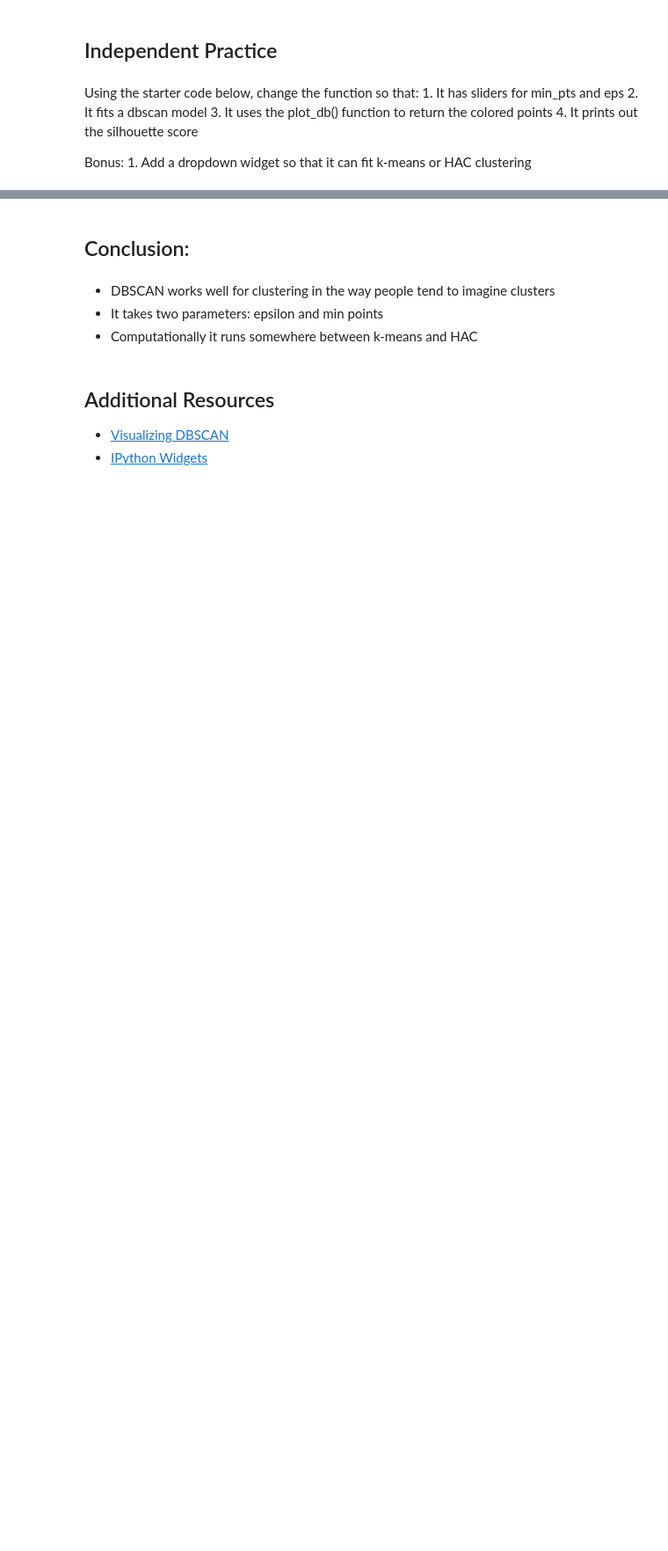
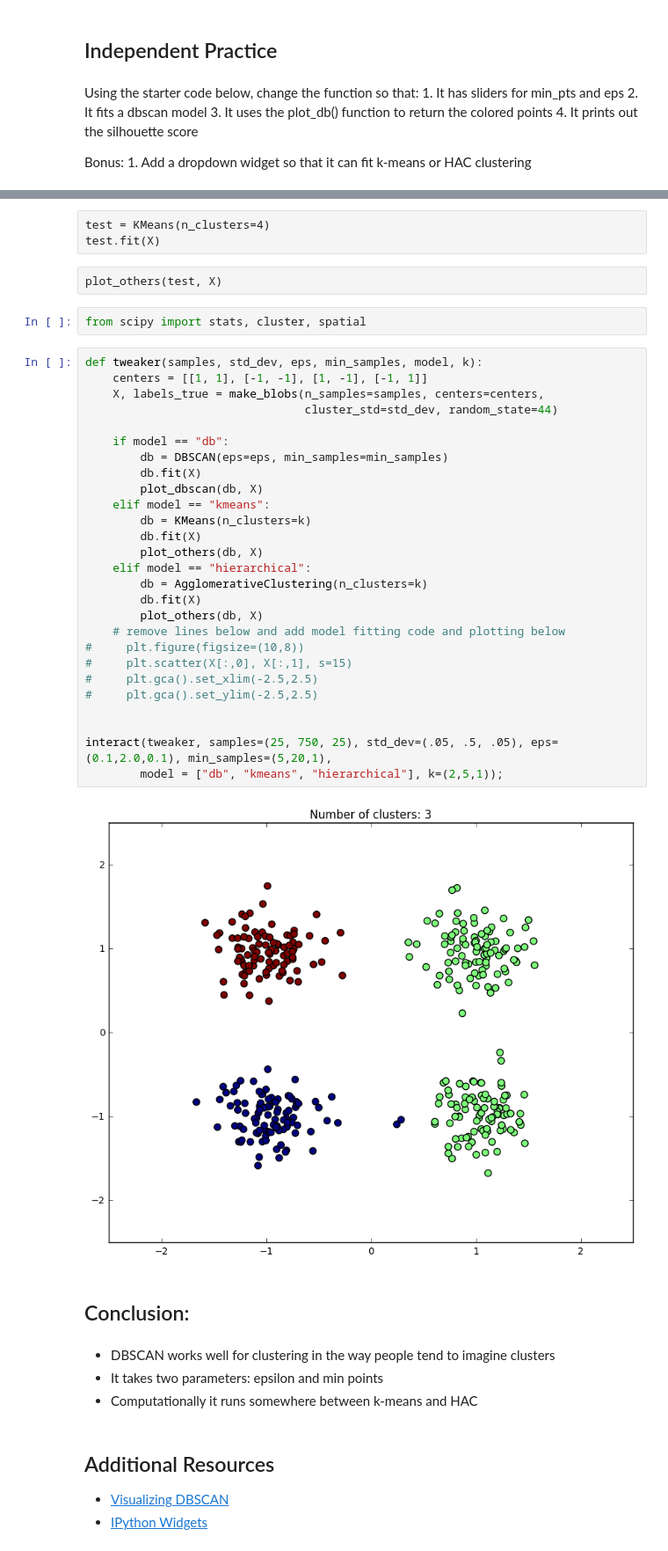
Before and after one commit to spockl/ga-dsi-1, a Jupyter notebook: curriculum/week-07/5.1-dbscan/w7d5-dbscan-workbook-joce.ipynb, the cells around one changed output, grey strips where cells are left out. Shown at 88% size. Cells and saved outputs as stored; diff of their text form; blank space fills up the shorter version.

```diff
--- a/curriculum/week-07/5.1-dbscan/w7d5-dbscan-workbook-joce.ipynb
+++ b/curriculum/week-07/5.1-dbscan/w7d5-dbscan-workbook-joce.ipynb
@@ -242,3 +304,39 @@ interact(tweaker, samples=(25, 750, 25), std_dev=(.05, .5, .05));
+# %% [raw]
+test = KMeans(n_clusters=4)
+test.fit(X)
+# %% [raw]
+plot_others(test, X)
+# %%
+from scipy import stats, cluster, spatial
+# %%
+def tweaker(samples, std_dev, eps, min_samples, model, k):
+    centers = [[1, 1], [-1, -1], [1, -1], [-1, 1]]
+    X, labels_true = make_blobs(n_samples=samples, centers=centers,
+                                cluster_std=std_dev, random_state=44)
+
+    if model == "db":
+        db = DBSCAN(eps=eps, min_samples=min_samples)
+        db.fit(X)
+        plot_dbscan(db, X)
+    elif model == "kmeans":
+        db = KMeans(n_clusters=k)
+        db.fit(X)
+        plot_others(db, X)
+    elif model == "hierarchical":
+        db = AgglomerativeClustering(n_clusters=k)
+        db.fit(X)
+        plot_others(db, X)
+    # remove lines below and add model fitting code and plotting below
+#     plt.figure(figsize=(10,8))
+#     plt.scatter(X[:,0], X[:,1], s=15)
+#     plt.gca().set_xlim(-2.5,2.5)
+#     plt.gca().set_ylim(-2.5,2.5)
+
+
+interact(tweaker, samples=(25, 750, 25), std_dev=(.05, .5, .05), eps=(0.1,2.0,0.1), min_samples=(5,20,1),
+        model = ["db", "kmeans", "hierarchical"], k=(2,5,1));
+# %% [output]
+[figure, added]
 # %% [markdown]
 ## Conclusion:
 # %% [markdown]
```
Also changed, not shown: parts of 5 cells of this notebook, 6 other files.
